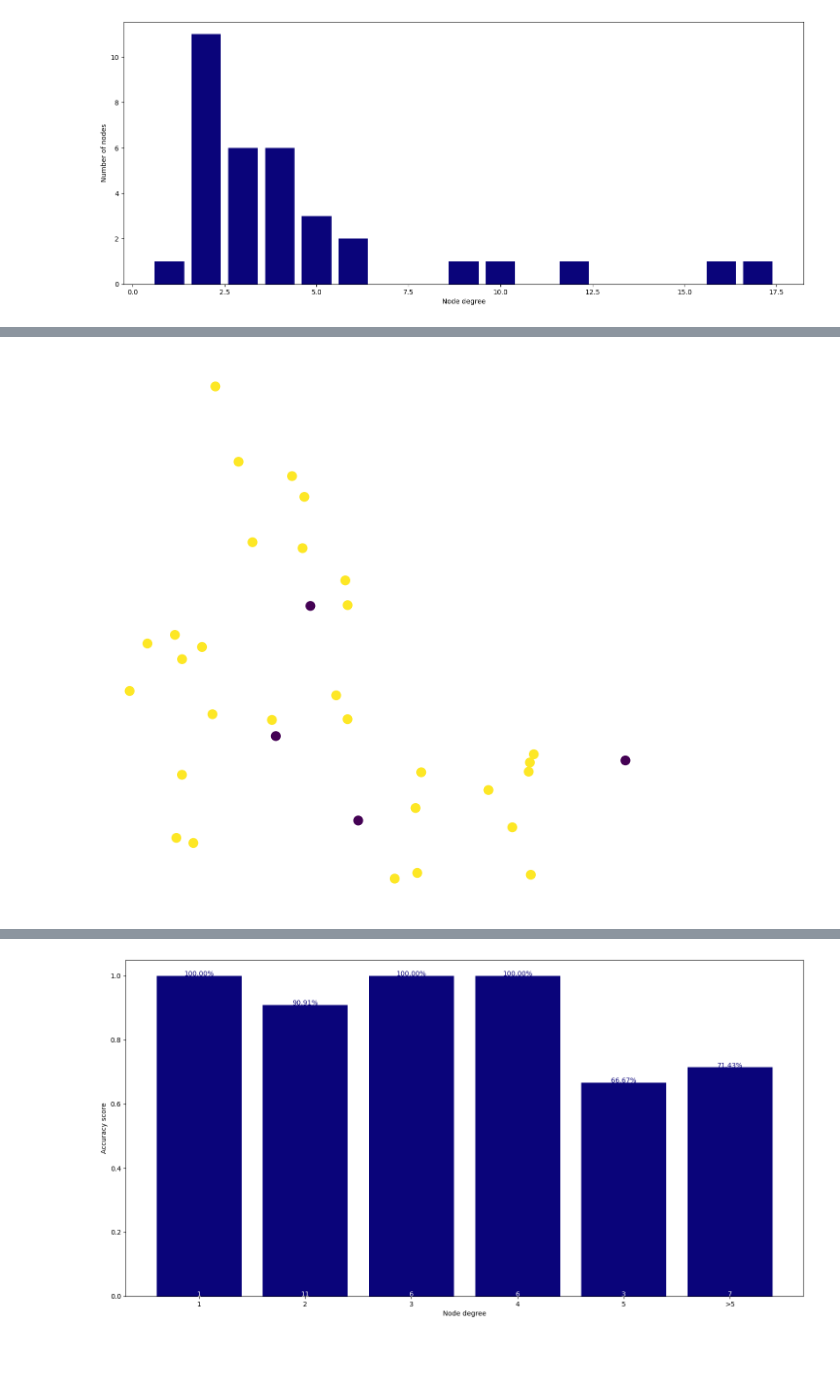
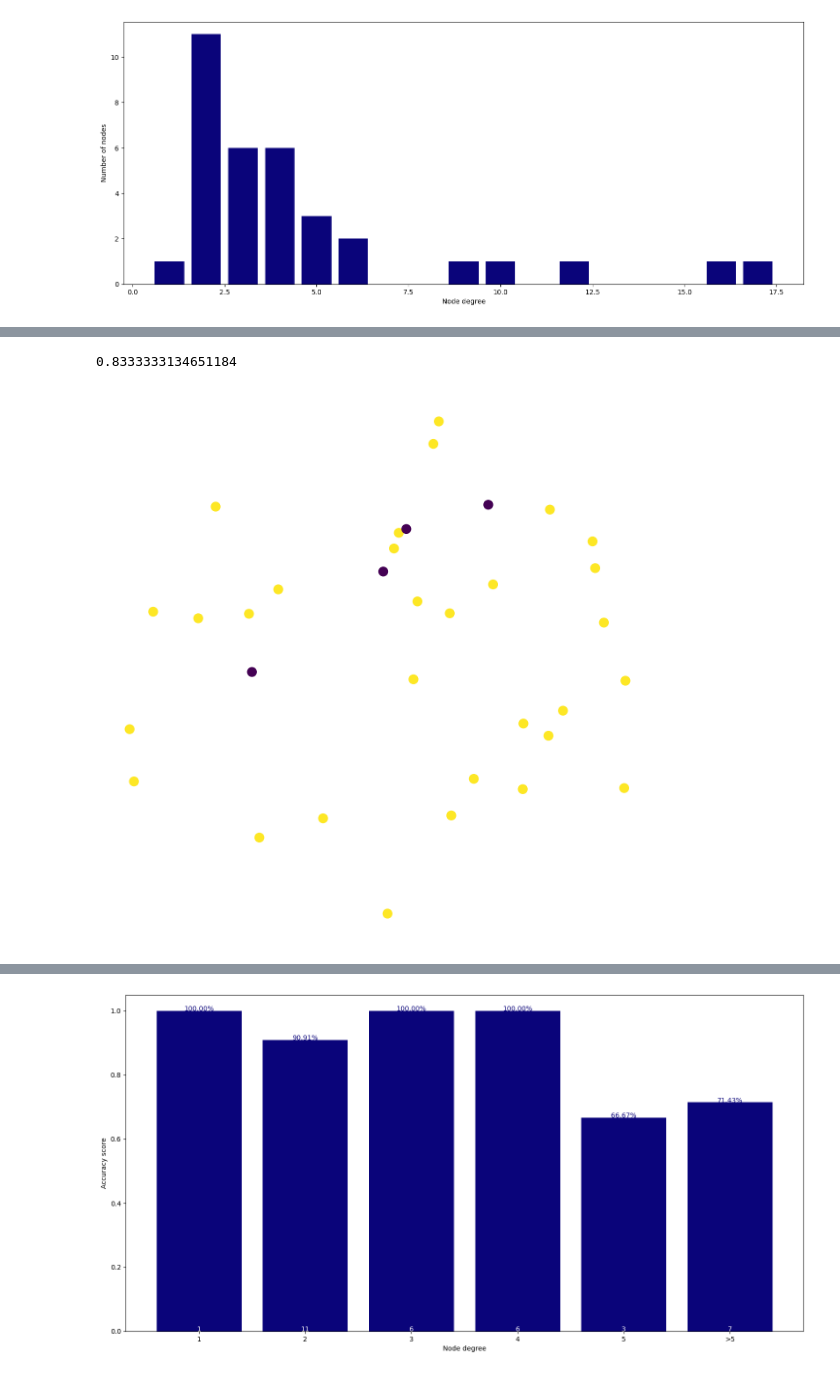
Before and after one commit to TAUforPython/machinelearning, a Jupyter notebook: example NN GCN GAT.ipynb, the cells around one changed output, grey strips where cells are left out. Drawn from its saved outputs; the diff is of its cells as text; code cells hidden in the pictures.

```diff
--- a/example NN GCN GAT.ipynb
+++ b/example NN GCN GAT.ipynb
@@ -344,6 +354,8 @@ data = from_networkx(G)
 features = X
 data.x = torch.tensor(features).float()
 data.y = target
+data.weight = torch.rand(data.edge_index.size(1))
+
 data.num_node_features = data.x.shape[-1]
 data.num_classes = np.array(list(torch.unique(target).shape))[0]
 # %%
@@ -518,7 +578,7 @@ def test(model, data):
 %%time
 
 #gcn = GCN(dataset.num_features, 16, dataset.num_classes)
-gcn = GCN(data.x.size()[1], 16, dataset.num_classes)
+gcn = GCN(data.x.size()[1], 16, data.num_classes)
 print(gcn)
 
 train(gcn, data)
@@ -544,7 +604,7 @@ Wall time: 116 ms
 %%time
 
 #gat = GAT(dataset.num_features, 8, dataset.num_classes)
-gat = GAT(data.x.size()[1],16, dataset.num_classes)
+gat = GAT(data.x.size()[1],16, data.num_classes)
 print(gat)
 train(gat, data)
 acc = test(gat, data)
@@ -566,20 +626,25 @@ Wall time: 172 ms
+# %%
+acc = test(gat, data)
+acc
+# %% [output]
+0.8333333134651184
 # %%
-untrained_gat = GAT(data.x.size()[1],16, dataset.num_classes)
+untrained_gat = GAT(data.x.size()[1],16, data.num_classes)
 
 
 # Get embeddings
 h, _ = untrained_gat(data.x, data.edge_index)
 
 
 tsne = TSNE(n_components=2, learning_rate='auto',
          init='pca').fit_transform(h.detach())
 
 plt.figure(figsize=(8, 8))
 plt.axis('off')
 plt.scatter(tsne[:, 0], tsne[:, 1], s=50, c=data.y)
 plt.show()
 # %% [output]
-[figure, old version]
+[figure, new version]
 # %%
 h, _ = gat(data.x, data.edge_index)
 
```
Also changed, not shown: parts of 8 cells of this notebook.
